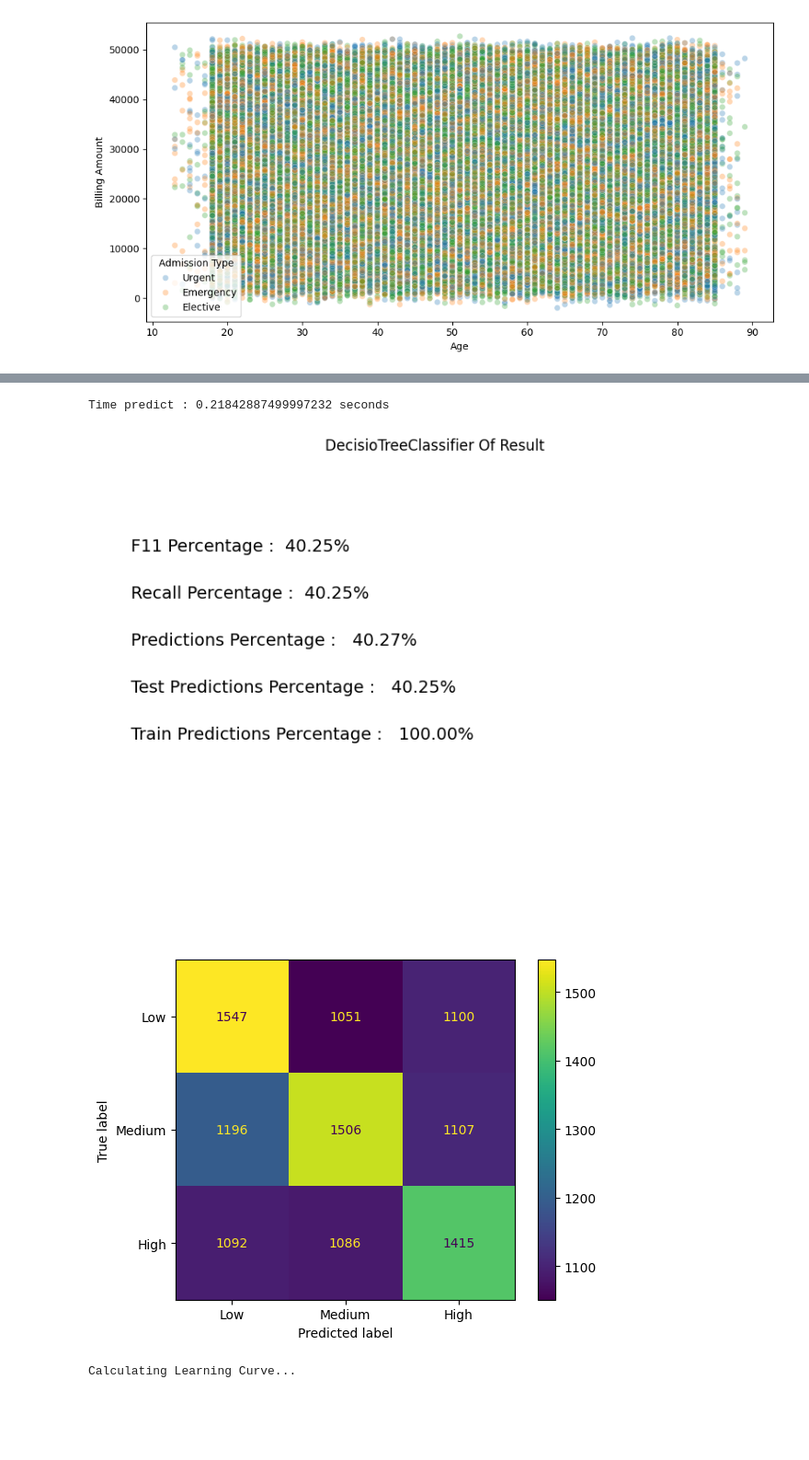
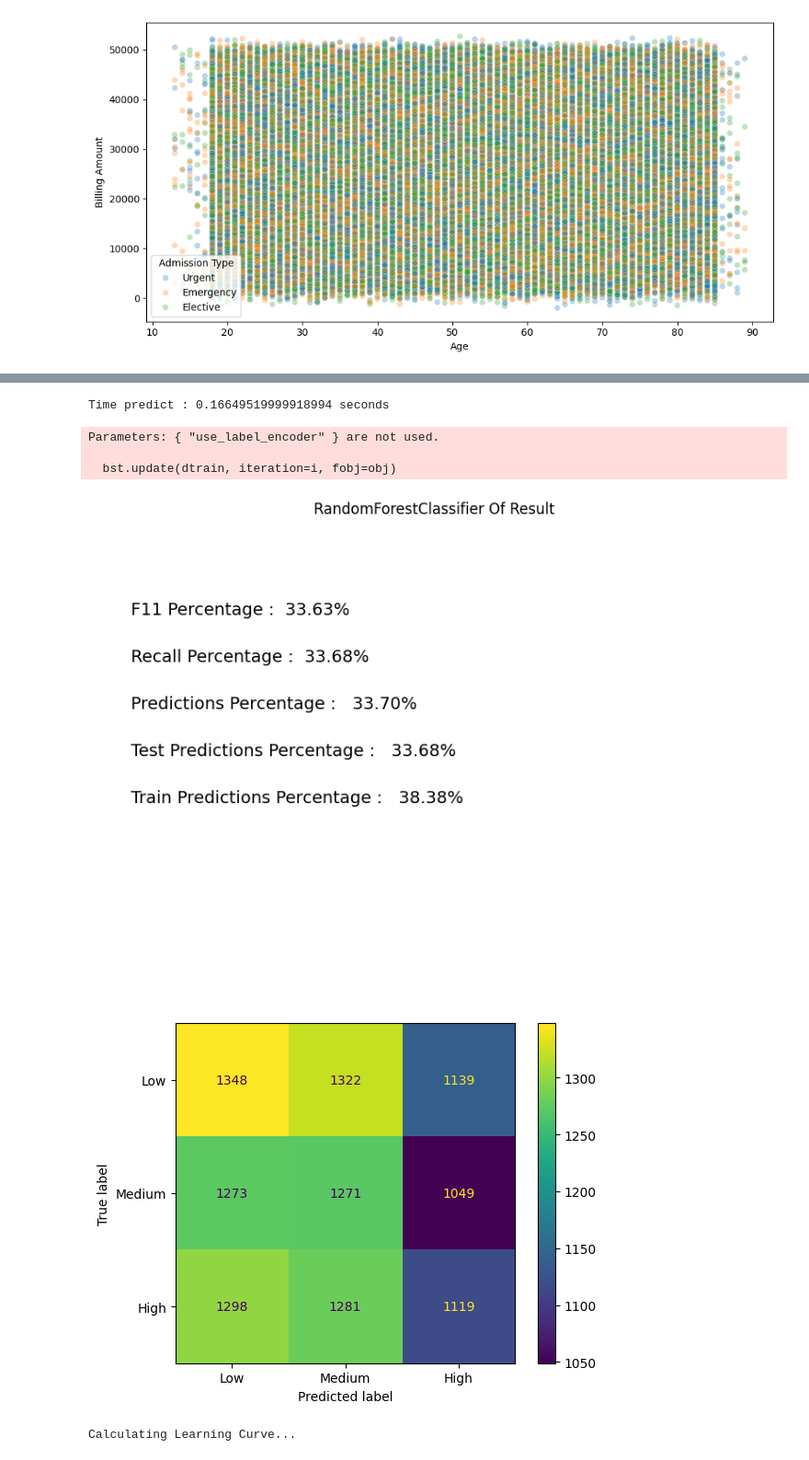
Before and after one commit to tiopramana/machine_learning, a Jupyter notebook: Project/Health_Care/main.ipynb, the cells around one changed output, grey strips where cells are left out. Shown at 92% size. Drawn from its saved outputs; the diff is of its cells as text; code cells hidden in the pictures; blank space fills up the shorter version.

```diff
--- a/Project/Health_Care/main.ipynb
+++ b/Project/Health_Care/main.ipynb
@@ -96,7 +97,9 @@ Length: 3, dtype: str
 
 dfe = df.copy()
 
-dfe = dfe.drop(['Name', 'Doctor', 'Hospital', 'Discharge Date'], axis=1)
+drop_cols = ['Name', 'Date of Admission', 'Discharge Date', 'Doctor', 'Hospital', 'Room Number']
+
+dfe = dfe.drop(drop_cols, axis=1)
 
 dfe.dtypes
 # %% [output]
@@ -220,19 +218,21 @@ The Data Size After Balancing With SMOTE 31219
 # %%
-# Classification step using DecisionTreeClassifier
+# Classification step using RandomForestClassifier
 
 time_start = time.perf_counter()
 
-model_dtc = DecisionTreeClassifier(
-    min_samples_split=2,
-    min_samples_leaf=1,
+model_xgb = XGBClassifier(
+    n_estimators=100,
+    max_depth=2,
+    learning_rate=0.2,
     random_state=42,
+    use_label_encoder=False,
 )
 
 
-model_dtc.fit(X_train_smote, y_train_smote)
+model_xgb.fit(X_train_smote, y_train_smote)
 
-train_predictions = model_dtc.predict(X_train_smote)
-test_predictions = model_dtc.predict(X_valid)
+train_predictions = model_xgb.predict(X_train_smote)
+test_predictions = model_xgb.predict(X_valid)
 
 # Evaluating
 train_accuracy = accuracy_score(y_train_smote, train_predictions)
@@ -247,7 +247,7 @@ print(f"Time predict : {format(time.perf_counter() - time_start)} seconds")
 
 plt.figure(figsize=(10,7))
 plt.axis('off')
-plt.title("DecisioTreeClassifier Of Result")
+plt.title("RandomForestClassifier Of Result")
 
 plt.text(0.05, 0.80, f"F11 Percentage : {F11 * 100 : .2f}%", fontsize = 14, ha='left')
 plt.text(0.05, 0.70, f"Recall Percentage : {Recall * 100 : .2f}%", fontsize = 14, ha='left')
@@ -262,37 +262,40 @@ plt.show()
 # Learning Curve
 print("\nCalculating Learning Curve...")
 
 cv_strategy = KFold(n_splits=5, shuffle=True, random_state=42)
-train_sizes = np.linspace(0.1, 1.0, 5) # Menguji dari 10% hingga 100% ukuran data
+train_sizes = np.linspace(0.1, 1.0, 5)
 
 X_full = np.vstack((X_train_smote, X_valid)) if hasattr(X_train_smote, 'values') else np.concatenate((X_train_smote, X_valid))
 y_full = np.concatenate((y_train_smote, y_valid))
 
 train_sizes, train_scores, test_scores = learning_curve(
-    estimator=model_dtc,
+    estimator=model_xgb,
     X=X_full,
     y=y_full,
     cv=cv_strategy,
     scoring='accuracy',
     train_sizes=train_sizes,
     n_jobs=-1
 )
 
 train_scores_mean = np.mean(train_scores, axis=1)
 test_scores_mean = np.mean(test_scores, axis=1)
 
 plt.figure(figsize=(8, 5))
 plt.plot(train_sizes, train_scores_mean, 'o-', color="blue", label="Training Score")
 plt.plot(train_sizes, test_scores_mean, 'o-', color="orange", label="Validation Score")
 
-plt.title("Learning Curve - DecisioTreeClassifier")
+plt.title("Learning Curve - RandomForestClassifier")
 plt.xlabel("Training Examples")
 plt.ylabel("Accuracy Score")
 plt.legend(loc="best")
 plt.grid(True)
 plt.show()
 # %% [output]
-Time predict : 0.21842887499997232 seconds
+Time predict : 0.16649519999918994 seconds
+Parameters: { "use_label_encoder" } are not used.
+
+  bst.update(dtrain, iteration=i, fobj=obj)
-[figure, old version]
+[figure, new version]
-[figure, old version]
+[figure, new version]
-Calculating Learning Curve...
+Calculating Learning Curve...
```
Also changed, not shown: parts of 7 cells of this notebook.
